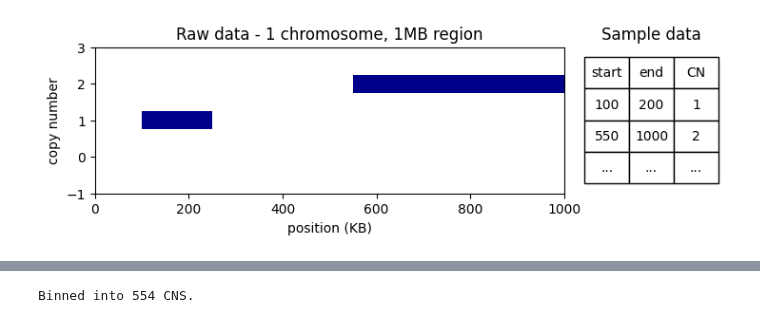
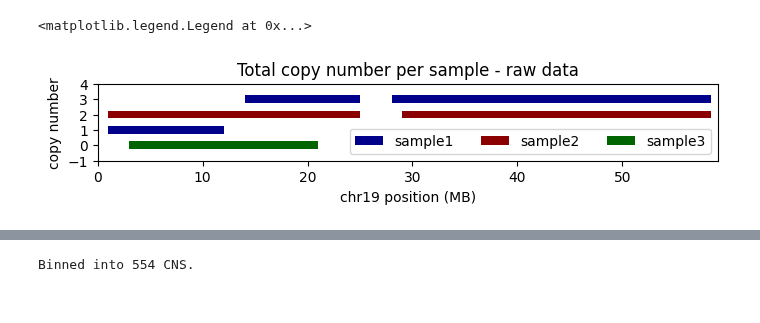
Before and after one commit to ICCB-Cologne/CNSistent, a Jupyter notebook: notebooks/docs/illustrations.ipynb, the cells around one changed output, grey strips where cells are left out. Drawn from its saved outputs; the diff is of its cells as text; code cells hidden in the pictures.

```diff
--- a/notebooks/docs/illustrations.ipynb
+++ b/notebooks/docs/illustrations.ipynb
@@ -19,39 +17,26 @@ yticks = [-1, 0, 1, 2, 3]
-# %%
-fig = plt.figure(figsize=(8, 2))
-gs = gridspec.GridSpec(1, 2, width_ratios=[7, 1])
-
-# Create the first subplot for the plot
-ax0 = plt.subplot(gs[0])
-
-# Add horizontal bars
-ax0.barh([1, 2], [150, 450], left=[100, 550], height=0.5, color='darkblue')
-
-# Set the limits of the x-axis
-ax0.set_xlim(0, 1000)
-
-ax0.set_yticks(yticks)
-
-# label
-ax0.set_title('Raw data - 1 chromosome, 1MB region')
-ax0.set_xlabel('position (KB)')
-ax0.set_ylabel('copy number')
-
-ax1 = plt.subplot(gs[1])
-
-# Your data
-data = [[100, 200, 1], [550, 1000, 2], ["...", "...", "..."]]
-
-# Hide axes
-ax1.axis('tight')
-ax1.axis('off')
-ax1.set_title("Sample data", loc='center')
-# Add a table at the right of the axes
-table = ax1.table(cellText=data, colLabels=["start", "end", "CN"], cellLoc = 'center', loc='center')
-table.auto_set_font_size(False)
-table.set_fontsize(10)
-table.scale(2, 2)
-
-fig.savefig(f'{docs_path}/example_data.png', transparent=True, bbox_inches='tight', dpi=300)
-fig.savefig(f'{docs_path}/example_data.pdf', transparent=True, bbox_inches='tight')
-# %% [output]
-[figure, removed]
+# %%
+fig, ax = plt.subplots(1, 1, figsize=(8, 1))
+yticks = np.arange(-1, 5)
+x_max = 59.1
+
+# Add horizontal bars
+ax.barh([1, 3, 3], [11, 11, 30.5], left=[1, 14, 28], height=0.5, color='darkblue', label="sample1")
+ax.barh([2, 2], [24, 29.5], left=[1, 29], height=0.5, color='darkred', label="sample2")
+ax.barh([0], [18], left=[3], height=0.5, color='darkgreen', label="sample3")
+
+# Set the limits of the x-axis
+ax.set_xlim(0, x_max)
+ax.set_yticks(yticks)
+
+# label
+ax.set_title('Total copy number per sample - raw data')
+ax.set_xlabel('chr19 position (MB)')
+ax.set_ylabel('copy number')
+
+fig.savefig(f'{docs_path}/example_data.png', transparent=True, bbox_inches='tight', dpi=300)
+fig.savefig(f'{docs_path}/example_data.pdf', transparent=True, bbox_inches='tight')
+
+plt.legend(ncol=3)
+# %% [output]
+<matplotlib.legend.Legend at 0x...>
+[figure, added]
```
Also changed, not shown: parts of 9 cells of this notebook, 8 other files.
